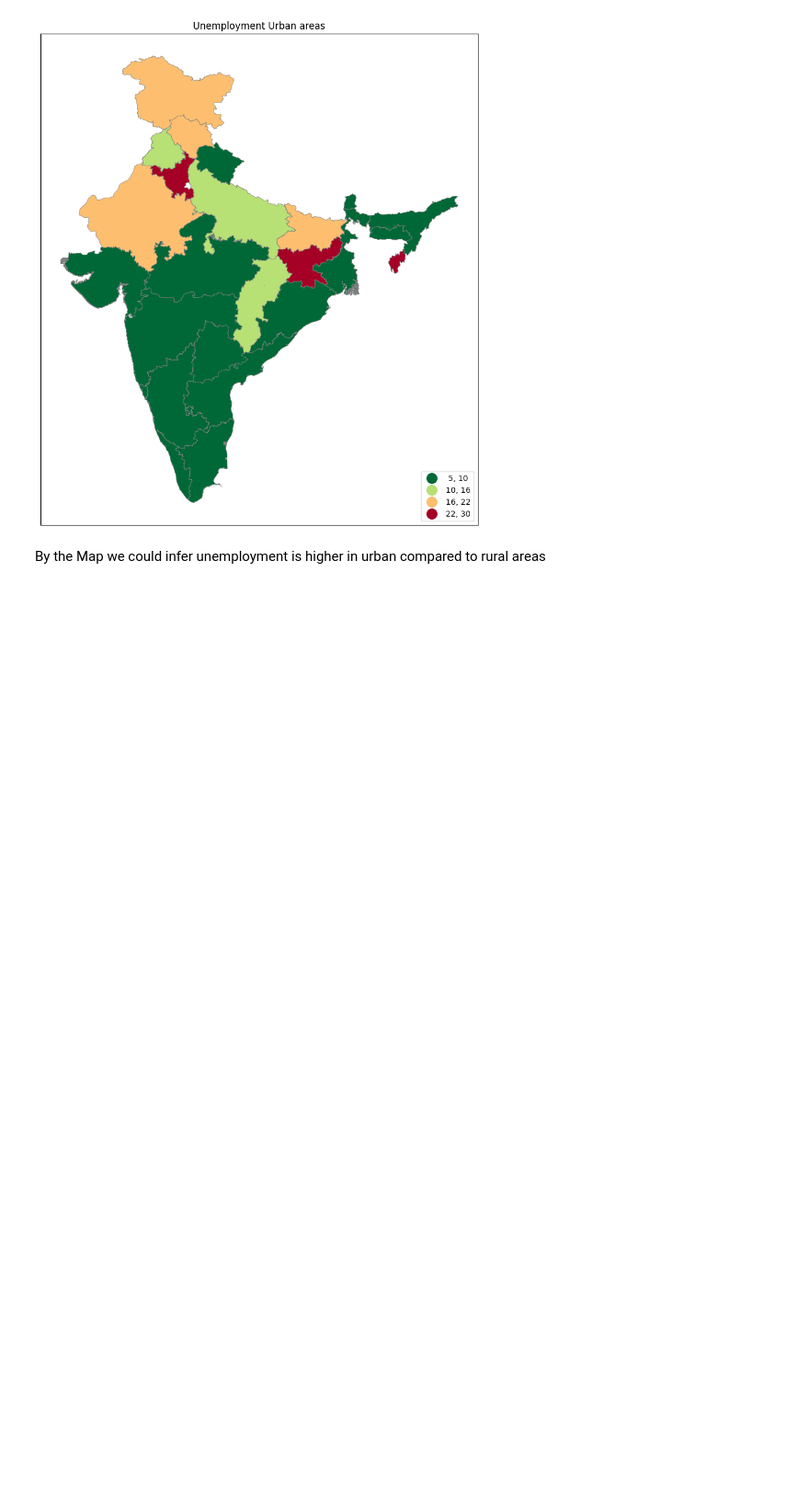
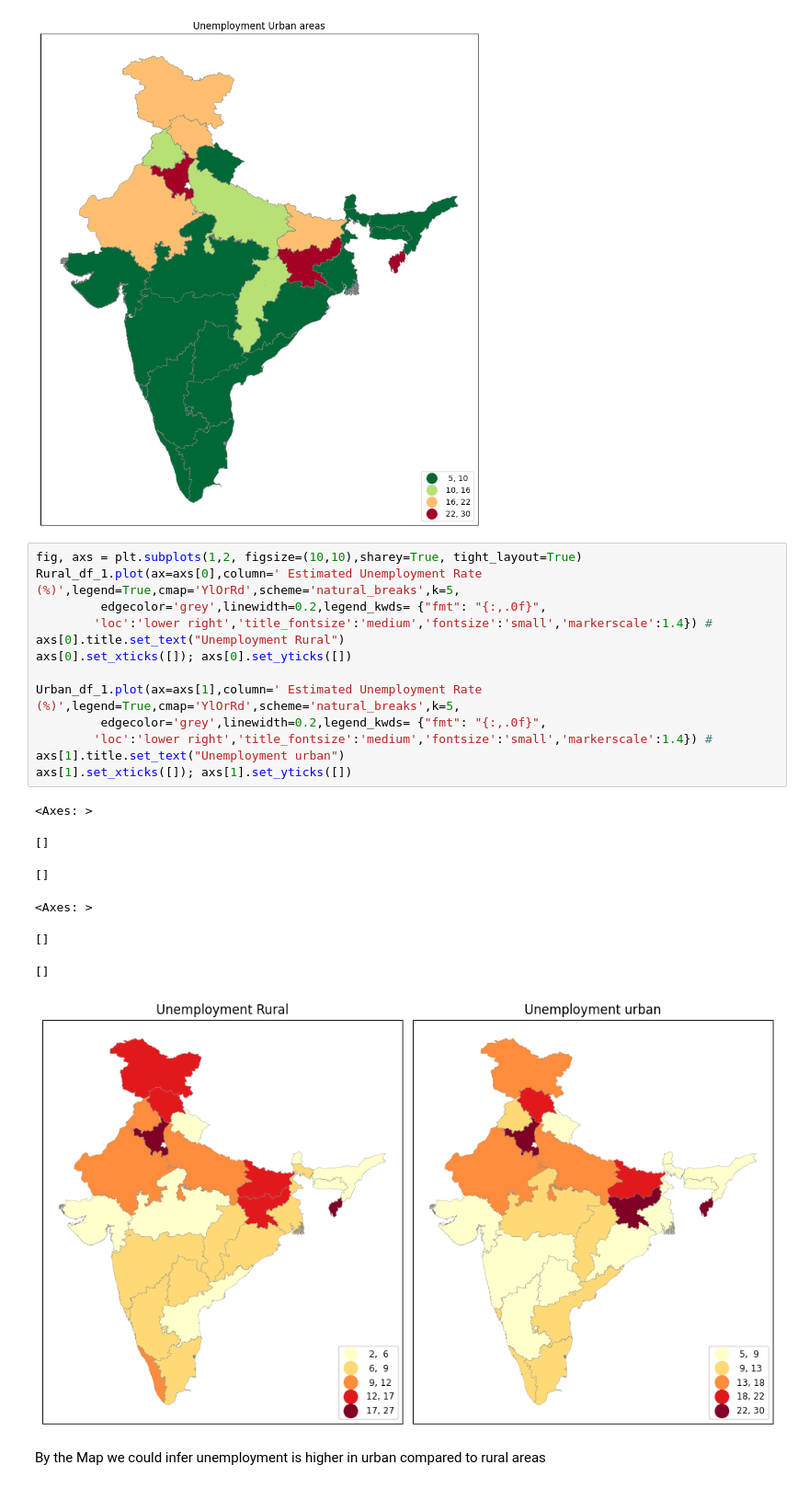
Before and after one commit to hetpatel007/GIS-1, a Jupyter notebook: ps_2.ipynb, the cells around one changed output. Shown at 92% size. Cells and saved outputs as stored; diff of their text form; blank space fills up the shorter version.

```diff
--- a/ps_2.ipynb
+++ b/ps_2.ipynb
@@ -486,6 +486,27 @@ ax.set_yticks([]) #kills xticks
 []
 []
 [figure]
+# %%
+fig, axs = plt.subplots(1,2, figsize=(10,10),sharey=True, tight_layout=True)
+Rural_df_1.plot(ax=axs[0],column=' Estimated Unemployment Rate (%)',legend=True,cmap='YlOrRd',scheme='natural_breaks',k=5,
+         edgecolor='grey',linewidth=0.2,legend_kwds= {"fmt": "{:,.0f}",
+        'loc':'lower right','title_fontsize':'medium','fontsize':'small','markerscale':1.4}) #
+axs[0].title.set_text("Unemployment Rural")
+axs[0].set_xticks([]); axs[0].set_yticks([])
+
+Urban_df_1.plot(ax=axs[1],column=' Estimated Unemployment Rate (%)',legend=True,cmap='YlOrRd',scheme='natural_breaks',k=5,
+         edgecolor='grey',linewidth=0.2,legend_kwds= {"fmt": "{:,.0f}",
+        'loc':'lower right','title_fontsize':'medium','fontsize':'small','markerscale':1.4}) #
+axs[1].title.set_text("Unemployment urban")
+axs[1].set_xticks([]); axs[1].set_yticks([])
+# %% [output]
+<Axes: >
+[]
+[]
+<Axes: >
+[]
+[]
+[figure, added]
 # %% [markdown]
 By the Map we could infer unemployment is higher in urban compared to rural areas
 # %% [markdown]
```
Also changed, not shown: parts of 5 cells of this notebook.
